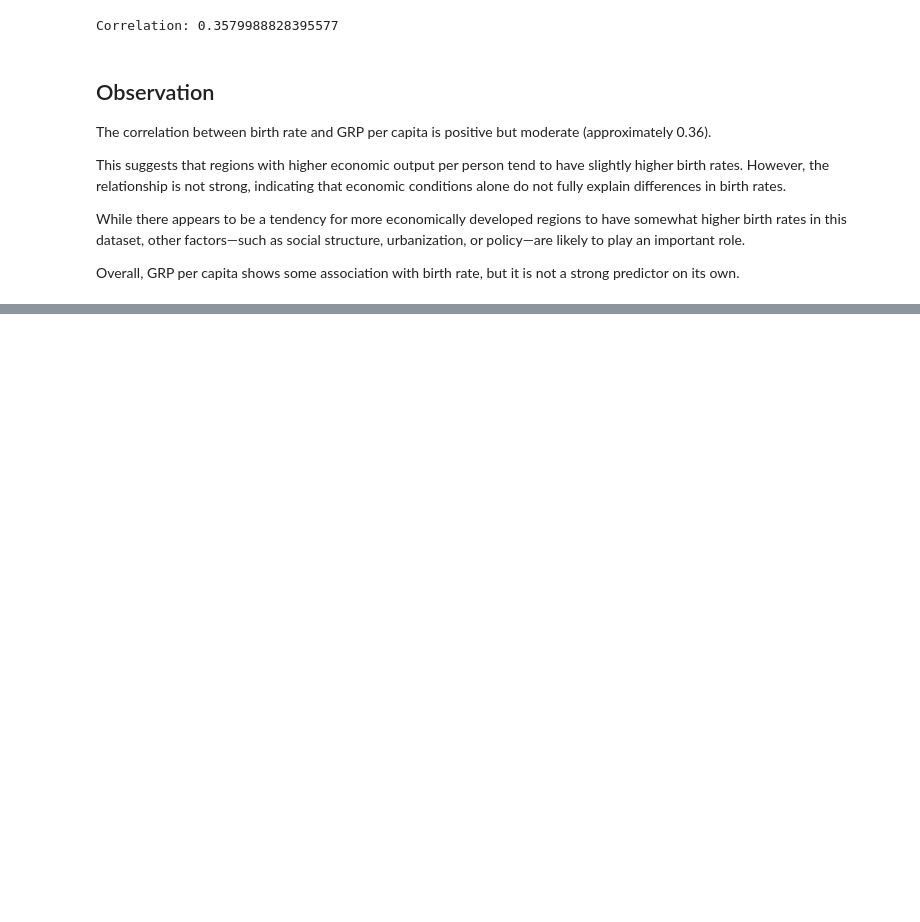
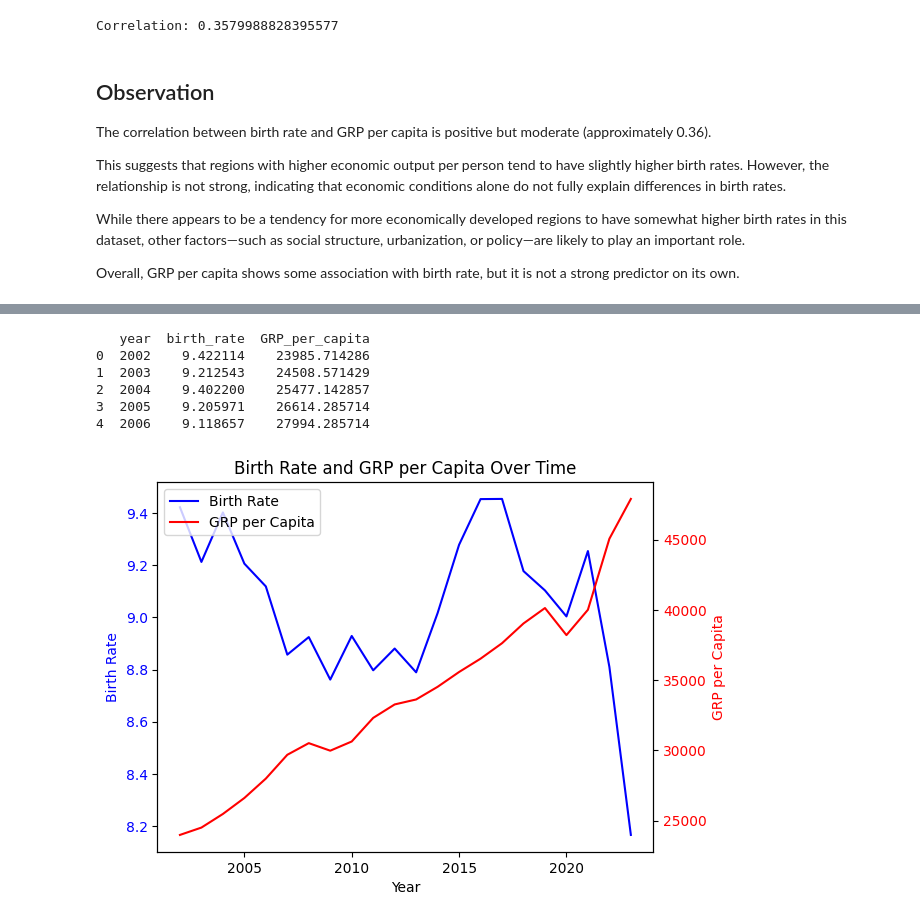
Before and after one commit to cureboyxxx/BigDataInfProject, a Jupyter notebook: 03_analysis_elias.ipynb, the cells around one changed output, grey strips where cells are left out. Cells and saved outputs as stored; diff of their text form; code cells hidden in the pictures; blank space fills up the shorter version.

Commit message:
improve first analysis: correlation between grp per capita and birthrate

```diff
--- a/03_analysis_elias.ipynb
+++ b/03_analysis_elias.ipynb
@@ -148,0 +153,48 @@ Overall, GRP per capita shows some association with birth rate, but it is not a
+# %%
+yearly = merged_pc.groupby("year").agg({
+    "birth_rate": "mean",
+    "GRP_per_capita": "mean"
+}).reset_index()
+
+print(yearly.head())
+# %% [output]
+   year  birth_rate  GRP_per_capita
+0  2002    9.422114    23985.714286
+1  2003    9.212543    24508.571429
+2  2004    9.402200    25477.142857
+3  2005    9.205971    26614.285714
+4  2006    9.118657    27994.285714
+# %%
+fig, ax1 = plt.subplots()
+
+# Birth rate (left axis)
+line1 = ax1.plot(
+    yearly["year"],
+    yearly["birth_rate"],
+    label="Birth Rate",
+    color="blue"
+)
+ax1.set_xlabel("Year")
+ax1.set_ylabel("Birth Rate", color="blue")
+ax1.tick_params(axis="y", labelcolor="blue")
+
+# GRP per capita (right axis)
+ax2 = ax1.twinx()
+line2 = ax2.plot(
+    yearly["year"],
+    yearly["GRP_per_capita"],
+    label="GRP per Capita",
+    color="red"
+)
+ax2.set_ylabel("GRP per Capita", color="red")
+ax2.tick_params(axis="y", labelcolor="red")
+
+# Combined legend
+lines = line1 + line2
+labels = [line.get_label() for line in lines]
+ax1.legend(lines, labels, loc="upper left")
+
+plt.title("Birth Rate and GRP per Capita Over Time")
+plt.show()
+# %% [output]
+[figure, added]
```
Also changed, not shown: parts of 1 cell of this notebook.
